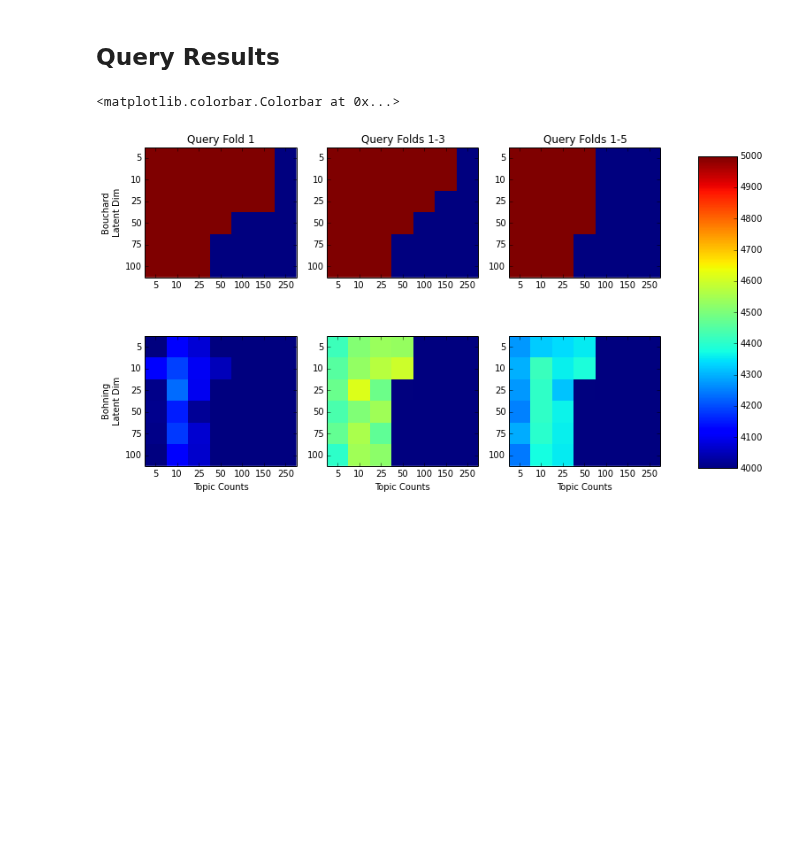
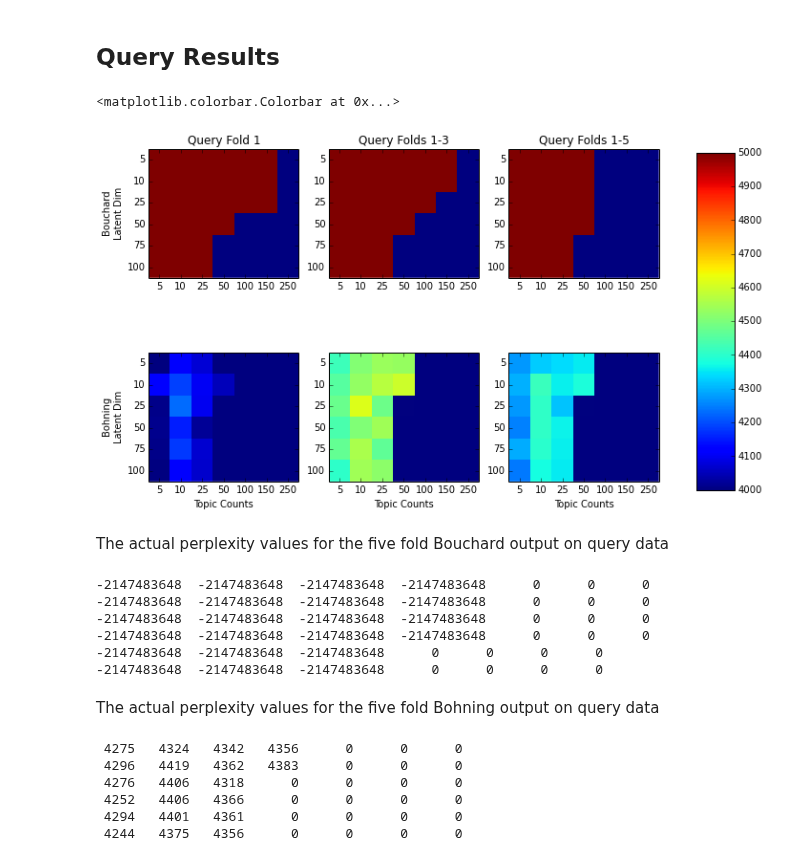
Before and after one commit to budgefeeney/sidetopics, a Jupyter notebook: src/notebooks/Perplexity Comparisons.ipynb, the cells around one changed output. Saved outputs shown, nothing was run; the diff lists cells and outputs as text; code cells hidden in the pictures; blank space fills up the shorter version.

Commit message:
Print raw perplexity numbers after the graphs for the 5 folds case

```diff
--- a/src/notebooks/Perplexity Comparisons.ipynb
+++ b/src/notebooks/Perplexity Comparisons.ipynb
@@ -524,7 +524,7 @@ with open (perpsPicklePath + os.path.sep + 'stm-perps.pkl', 'wb') as f:
 vmin=4000
 vmax=5000
 
-fig, ax = plt.subplots(2, 3, figsize=(12,7))
+fig, ax = plt.subplots(2, 3, figsize=(11,7))
 
 im = ax[0,0].imshow(perps['query']['bouchard'][1], interpolation="none", vmin=vmin, vmax=vmax)
 
@@ -547,34 +547,62 @@ ax[0,2].set_title("Query Folds 1-5")
 ax[0,2].get_xaxis().set_ticklabels([0] + topicCounts)
 ax[0,2].get_yaxis().set_ticklabels([0] + latentDims)
 
 
 im = ax[1,0].imshow(perps['query']['bohning'][1], interpolation="none", vmin=vmin, vmax=vmax)
 
 ax[1,0].set_ylabel("Bohning\nLatent Dim")
 ax[1,0].set_xlabel('Topic Counts')
 ax[1,0].get_xaxis().set_ticklabels([0] + topicCounts)
 ax[1,0].get_yaxis().set_ticklabels([0] + latentDims)
 
 
 im = ax[1,1].imshow(perps['query']['bohning'][3], interpolation="none", vmin=vmin, vmax=vmax)
 
 ax[1,1].set_xlabel('Topic Counts')
 ax[1,1].get_xaxis().set_ticklabels([0] + topicCounts)
 ax[1,1].get_yaxis().set_ticklabels([0] + latentDims)
 
 
 im = ax[1,2].imshow(perps['query']['bohning'][5], interpolation="none", vmin=vmin, vmax=vmax)
 
 ax[1,2].set_xlabel('Topic Counts')
 ax[1,2].get_xaxis().set_ticklabels([0] + topicCounts)
 ax[1,2].get_yaxis().set_ticklabels([0] + latentDims)
 
 fig.subplots_adjust(right=0.8)
 cbar_ax = fig.add_axes([0.85, 0.15, 0.05, 0.7])
 fig.colorbar(im, cax=cbar_ax)
 # %% [output]
 <matplotlib.colorbar.Colorbar at 0x...>
-[figure, old version]
+[figure, new version]
+# %% [markdown]
+The actual perplexity values for the five fold Bouchard output on query data
+# %%
+def printFoldResults(perpsDict, run, bound, foldCount):
+    perpsMat = perpsDict[run][bound][foldCount].astype(np.int32)
+    rowCount, colCount = perpsMat.shape
+    for row in range(rowCount):
+        print ("  ".join("%5d" % perpsMat[row,col] for col in range(colCount)))
+
+printFoldResults(perps, 'query', 'bouchard', 5)
+# %% [output]
+-2147483648  -2147483648  -2147483648  -2147483648      0      0      0
+-2147483648  -2147483648  -2147483648  -2147483648      0      0      0
+-2147483648  -2147483648  -2147483648  -2147483648      0      0      0
+-2147483648  -2147483648  -2147483648  -2147483648      0      0      0
+-2147483648  -2147483648  -2147483648      0      0      0      0
+-2147483648  -2147483648  -2147483648      0      0      0      0
+# %% [markdown]
+The actual perplexity values for the five fold Bohning output on query data
+# %%
+printFoldResults(perps, 'query', 'bohning', 5)
+# %% [output]
+ 4275   4324   4342   4356      0      0      0
+ 4296   4419   4362   4383      0      0      0
+ 4276   4406   4318      0      0      0      0
+ 4252   4406   4366      0      0      0      0
+ 4294   4401   4361      0      0      0      0
+ 4244   4375   4356      0      0      0      0
 # %%
 vmin=4000
 vmax=5000
```
Also changed, not shown: parts of 6 cells of this notebook.
